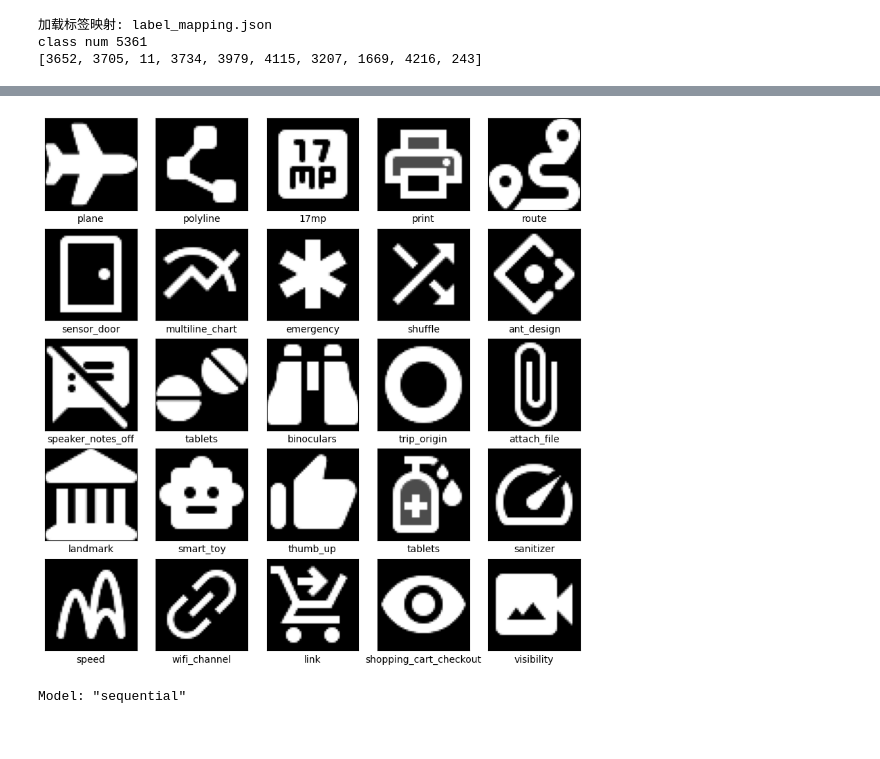
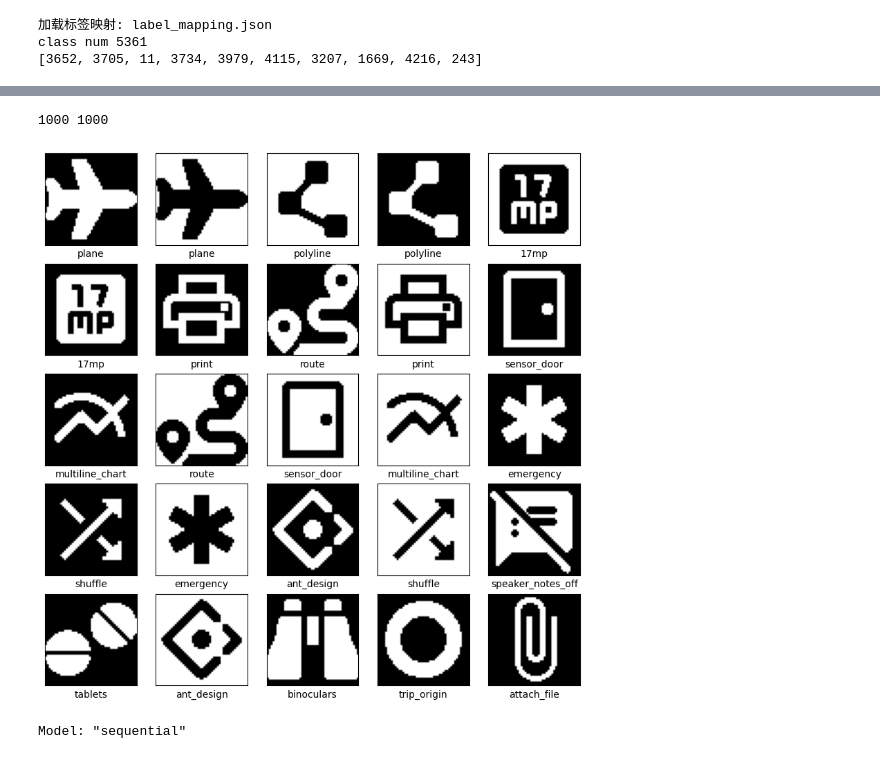
Before and after one commit to samrq/icon_classifer, a Jupyter notebook: train.ipynb, the cells around one changed output, grey strips where cells are left out. Cells and saved outputs as stored; diff of their text form; code cells hidden in the pictures.

```diff
--- a/train.ipynb
+++ b/train.ipynb
@@ -47,7 +48,7 @@ def load_label_mapping(file_path='label_mapping.json'):
     index_to_label = mapping['index_to_label'].items()
     return {label : int(index) for label, index in label_to_index}, {int(index):label for index, label in index_to_label}
 # %%
-#从具有相同标签名的图片中 分出100个放入测试集 用于评估模型效果
+#从具有相同标签名的图片中 分出1000个放入测试集 用于评估模型效果
 image_paths = [os.path.join(data_dir, fname) for fname in os.listdir(data_dir) if fname.endswith('.png')]
 
 filename = [os.path.splitext(os.path.basename(p))[0] for p in image_paths]
@@ -71,16 +72,11 @@ for i in range(len(labels)):
 
 
 
+random.shuffle(validate_path_label)
+valid_1000 = validate_path_label[:1000]
+train_path_label.extend(validate_path_label[1000:]) #剩下的放回训练集
 
 
 
-random.shuffle(validate_path_label)
-valid_100 = validate_path_label[:100]
-train_path_label.extend(validate_path_label[100:]) #剩下的放回训练集
-
-
-
-print(f'path {len(train_path_label)} label {len(unique_label)} train {len(valid_100)}')
-for path, label in valid_100:
-    print(path, label)
+print(f'path {len(train_path_label)} label {len(unique_label)} train {len(valid_1000)}')
 # %% [output]
@@ -163,16 +166,28 @@ def load_and_preprocess_image(path, label):
 # %%
 train_paths = [path for path, _ in  train_path_label]
 
+
 print(len(train_paths), len(label_encoded))
 
-path_ds = tf.data.Dataset.from_tensor_slices((train_paths, label_encoded))
-image_label_ds = path_ds.map(load_and_preprocess_image)
-dataset = image_label_ds.batch(batch_size).prefetch(tf.data.AUTOTUNE)
+path_ds_1 = tf.data.Dataset.from_tensor_slices((train_paths, label_encoded, [True]*len(train_paths)))
+path_ds_2 = tf.data.Dataset.from_tensor_slices((train_paths, label_encoded, [False]*len(train_paths)))
+image_label_ds_1 = path_ds_1.map(load_and_preprocess_image_threshold)
+image_label_ds_2 = path_ds_2.map(load_and_preprocess_image_threshold)
 
-images, labels_encoded = zip(*list(image_label_ds.as_numpy_iterator()))
+
+image_ds = tf.data.Dataset.sample_from_datasets(
+    [image_label_ds_1, image_label_ds_2],
+    weights=[0.5, 0.5],
+    stop_on_empty_dataset=False
+)
+
+
+dataset = image_ds.batch(batch_size, drop_remainder=True).prefetch(tf.data.AUTOTUNE)
+
+images, labels_encoded = zip(*list(image_ds.as_numpy_iterator()))
 
 images_tensor = tf.convert_to_tensor(images, dtype=tf.float32)
 
-
+tf.squeeze(images_tensor)
 print(images_tensor.shape)
 # %% [output]
@@ -182,16 +203,30 @@ print(images_tensor.shape)
+# %%
+#生成测试数据dataset
+validate_paths = [path for path, _ in  valid_1000]
+validate_label_encoded = [label_to_index[label] for _, label in valid_1000]
+
+print(len(validate_paths), len(validate_label_encoded))
+
+path_ds = tf.data.Dataset.from_tensor_slices((validate_paths, validate_label_encoded, [False]*len(validate_paths)))
+
+validate_ds = path_ds.map(load_and_preprocess_image_threshold)
+
+validate_set = validate_ds.batch(batch_size, drop_remainder=True).prefetch(tf.data.AUTOTUNE)
+# %% [output]
+1000 1000
 # %%
 
 plt.figure(figsize=(10,10))
 for i in range(25):
     plt.subplot(5,5,i+1)
     plt.xticks([])
     plt.yticks([])
     plt.grid(False)
-    plt.imshow(images_tensor[i], cmap=plt.cm.binary)
-    plt.xlabel(labels[i])
-plt.show()  # (num_images, 50, 50, 3)
+    plt.imshow(images_tensor[i].numpy().squeeze(), cmap=plt.cm.binary)
+    plt.xlabel(index_to_label[labels_encoded[i]])
+plt.show()
 # %% [output]
-[figure, old version]
+[figure, new version]
 # %%
 num_classes=len(label_to_index)
 model = tf.keras.Sequential([
```
Also changed, not shown: parts of 16 cells of this notebook, 4 other files.
